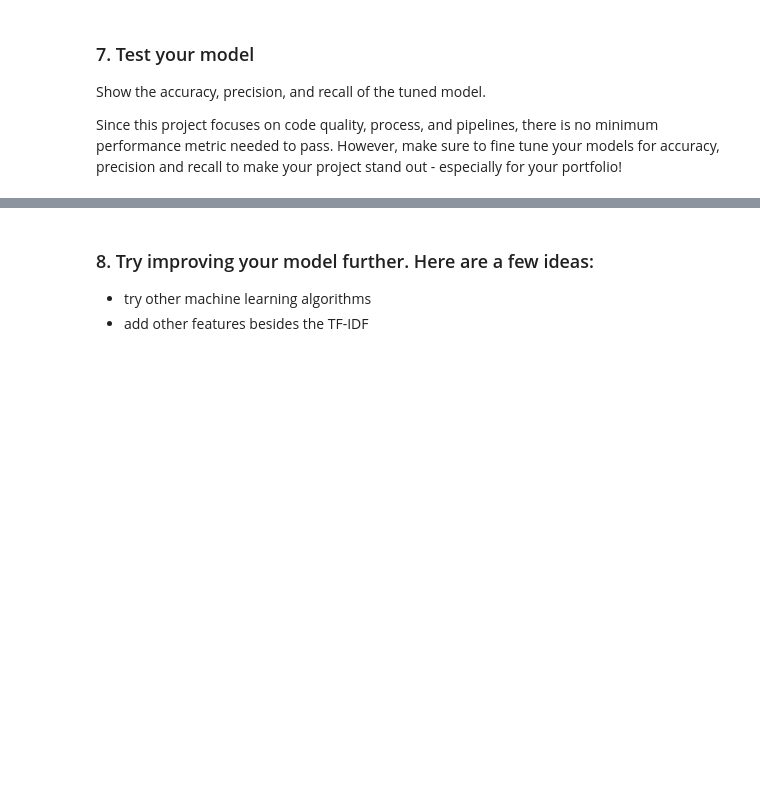
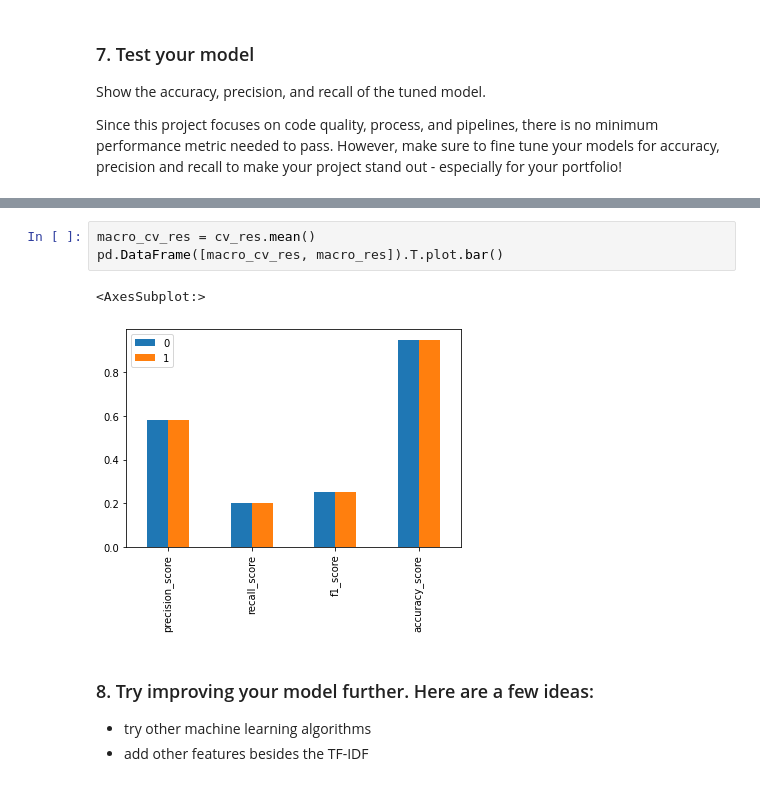
Before and after one commit to guischmitd/disaster-response-classifier, a Jupyter notebook: notebooks/ML Pipeline Preparation.ipynb, the cells around one changed output, grey strips where cells are left out. Saved outputs shown, nothing was run; the diff lists cells and outputs as text; blank space fills up the shorter version.

```diff
--- a/notebooks/ML Pipeline Preparation.ipynb
+++ b/notebooks/ML Pipeline Preparation.ipynb
@@ -232,3 +323,9 @@ Since this project focuses on code quality, process, and  pipelines, there is no
+# %%
+macro_cv_res = cv_res.mean()
+pd.DataFrame([macro_cv_res, macro_res]).T.plot.bar()
+# %% [output]
+<AxesSubplot:>
+[figure, added]
 # %% [markdown]
 ### 8. Try improving your model further. Here are a few ideas:
 * try other machine learning algorithms
```
Also changed, not shown: parts of 32 cells of this notebook, 29 other files.
